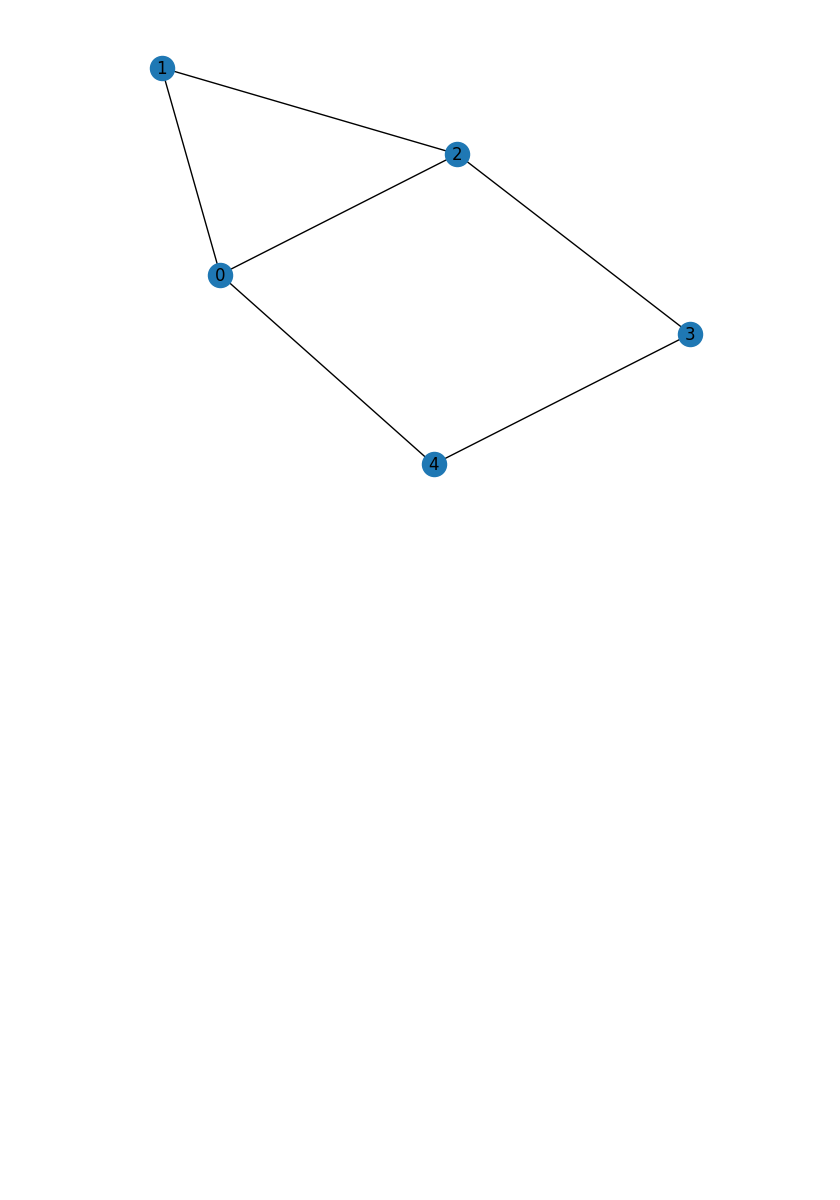
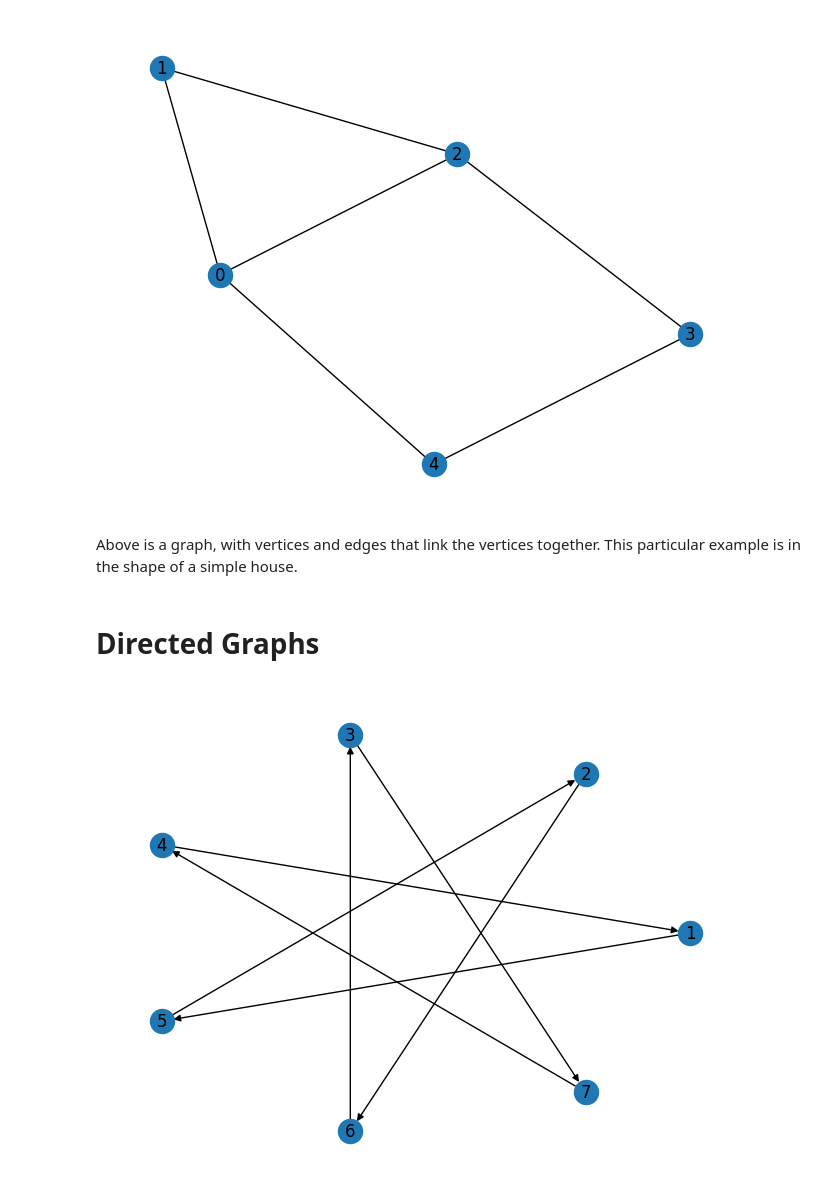
Before and after one commit to Celian4862/Discrete_Math_2, a Jupyter notebook: Assignments/Lecture 3/pre-finals.ipynb, the cells around one changed output. Cells and saved outputs as stored; diff of their text form; code cells hidden in the pictures; blank space fills up the shorter version.

```diff
--- a/Assignments/Lecture 3/pre-finals.ipynb
+++ b/Assignments/Lecture 3/pre-finals.ipynb
@@ -14,3 +16,35 @@ nx.draw(G, pos = pos, with_labels = True)
 plt.show()
 # %% [output]
 [figure]
+# %% [markdown]
+Above is a graph, with vertices and edges that link the vertices together. This particular example is in the shape of a simple house.
+# %% [markdown]
+# Directed Graphs
+# %%
+import networkx as nx
+import matplotlib.pyplot as plt
+seed = 21
+# Create a directed graph object
+G = nx.DiGraph()
+
+# Add nodes to the graph
+G.add_nodes_from([1, 2, 3, 4, 5, 6,7])
+
+# Add edges to the graph
+G.add_edge(1, 5)
+G.add_edge(5, 2)
+G.add_edge(2, 6)
+G.add_edge(6, 3)
+G.add_edge(3, 7)
+G.add_edge(7, 4)
+G.add_edge(4, 1)
+
+
+# Draw the graph
+pos = nx.circular_layout(G)
+nx.draw(G,pos=pos, with_labels=True)
+
+# Show the plot
+plt.show()
+# %% [output]
+[figure, added]
```
Also changed, not shown: parts of 10 cells of this notebook, 1 other file.
